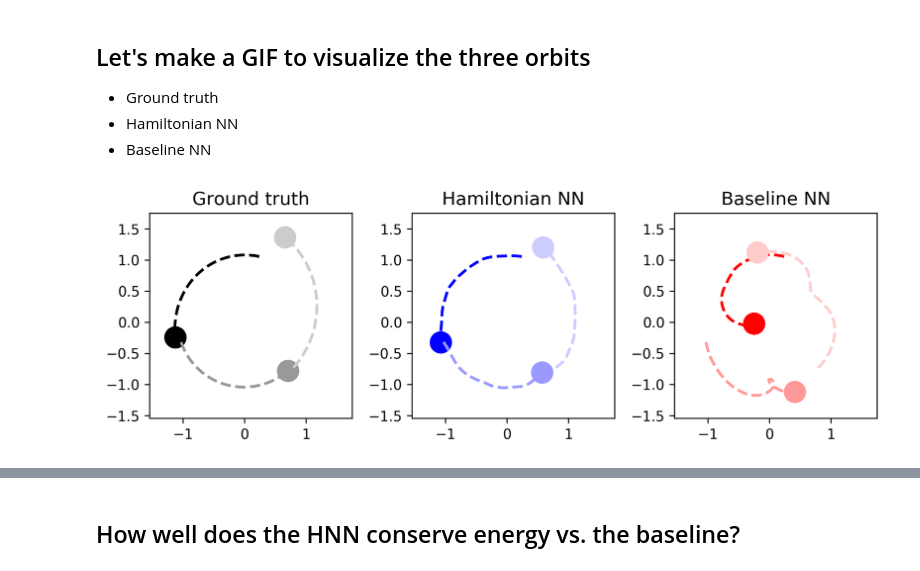
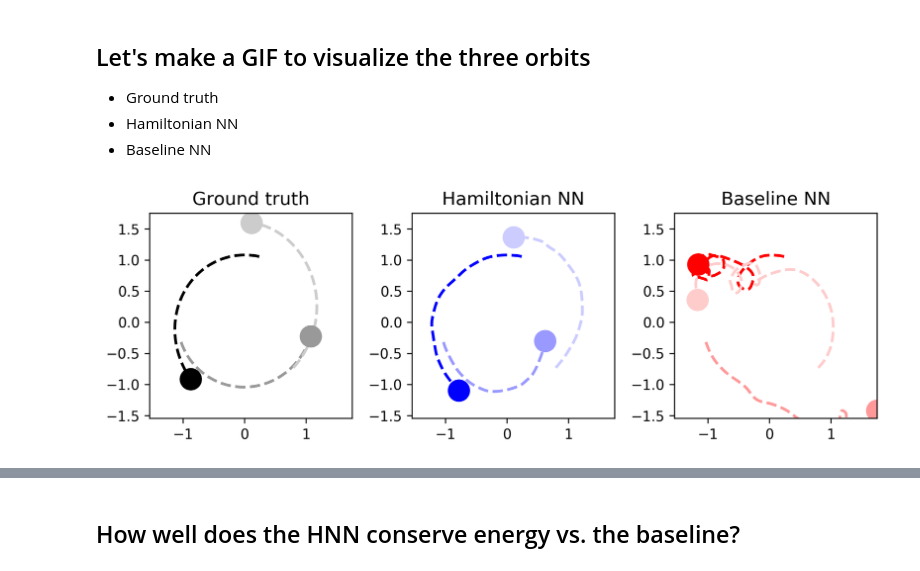
Before and after one commit to greydanus/hamiltonian-nn, a Jupyter notebook: analyze-3body.ipynb, the cells around one changed output, grey strips where cells are left out. Drawn from its saved outputs; the diff is of its cells as text; code cells hidden in the pictures.

```diff
--- a/analyze-3body.ipynb
+++ b/analyze-3body.ipynb
@@ -264,14 +265,14 @@ energies = energies[e_order]
 # %%
-fig = plt.figure(figsize=[4,3], dpi=150)
-plt.subplot(1,1,1)
+# fig = plt.figure(figsize=[4,3], dpi=150)
+# plt.subplot(1,1,1)
 
-import matplotlib.pylab as pl
-colors = pl.cm.seismic(np.linspace(0,1,num_orbits))
-for i, e in enumerate(energies):
-    plt.plot(e, color=colors[i])
+# import matplotlib.pylab as pl
+# colors = pl.cm.seismic(np.linspace(0,1,num_orbits))
+# for i, e in enumerate(energies):
+#     plt.plot(e, color=colors[i])
 
-plt.xlabel('Integration step')
-plt.ylabel('$f_{\\theta}(x)$')
-plt.title("Scalar output of HNN")
-plt.tight_layout() ; plt.show()
-fig.savefig('{}/orbits-hnn-energy-distribution.{}'.format(args.fig_dir, FORMAT))
+# plt.xlabel('Integration step')
+# plt.ylabel('$f_{\\theta}(x)$')
+# plt.title("Scalar output of HNN")
+# plt.tight_layout() ; plt.show()
+# fig.savefig('{}/orbits-hnn-energy-distribution.{}'.format(args.fig_dir, FORMAT))
@@ -299,6 +298,7 @@ def plot_orbits(fig, k, tail=10000, pfrac=0.05, fs=28, ms=40, lw=3, tpad=15):
     plt.title('Ground truth', fontsize=fs, pad=tpad)
     for i, path in enumerate(orbit):
         plt.plot(path[1,t:k], path[2,t:k], '--', c=colors[i], linewidth=lw)
+    for i, path in enumerate(orbit):
         plt.plot(path[1,k], path[2,k], '.', c=colors[i], markersize=ms)
 #     plt.axis('off')
 #     plt.xticks([], []) ; plt.yticks([], [])
@@ -310,6 +310,7 @@ def plot_orbits(fig, k, tail=10000, pfrac=0.05, fs=28, ms=40, lw=3, tpad=15):
     plt.title('Hamiltonian NN', fontsize=fs, pad=tpad)
     for i, path in enumerate(hnn_orbit):
         plt.plot(path[1,t:k], path[2,t:k], '--', c=colors[i], linewidth=lw)
+    for i, path in enumerate(hnn_orbit):
         plt.plot(path[1,k], path[2,k], '.', c=colors[i], markersize=ms)
 #     plt.axis('off')
 #     plt.xticks([], []) ; plt.yticks([], [])
@@ -321,6 +322,7 @@ def plot_orbits(fig, k, tail=10000, pfrac=0.05, fs=28, ms=40, lw=3, tpad=15):
     plt.title('Baseline NN', fontsize=fs, pad=tpad)
     for i, path in enumerate(base_orbit):
         plt.plot(path[1,t:k], path[2,t:k], '--', c=colors[i], linewidth=lw)
+    for i, path in enumerate(base_orbit):
         plt.plot(path[1,k], path[2,k], '.', c=colors[i], markersize=ms)
 #     plt.axis('off')
 #     plt.xticks([], []) ; plt.yticks([], [])
@@ -330,12 +332,12 @@ def plot_orbits(fig, k, tail=10000, pfrac=0.05, fs=28, ms=40, lw=3, tpad=15):
     plt.tight_layout()
 # %%
 dpi = 40
-k = 1200
+k = 1600
 fig = plt.figure(figsize=[8,2.8], dpi=DPI)
 plot_orbits(fig, k, fs=13, tpad=6, lw=2, ms=30)
 plt.show() ; fig.savefig('{}/3body-compare.{}'.format(args.fig_dir, FORMAT))
 # %% [output]
-[figure, old version]
+[figure, new version]
 # %%
 tail=10000; pfrac=0.05
 fs=13; tpad=6; lw=2; ms=30
```
Also changed, not shown: parts of 12 cells of this notebook, 11 other files.
